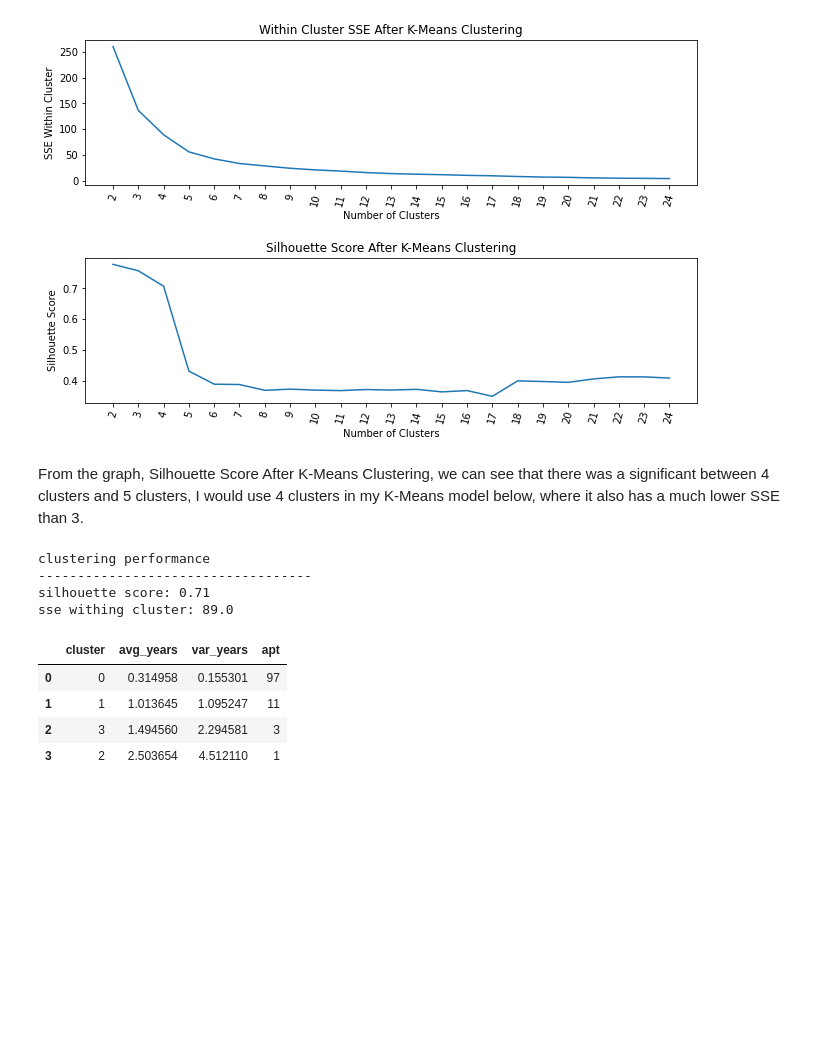
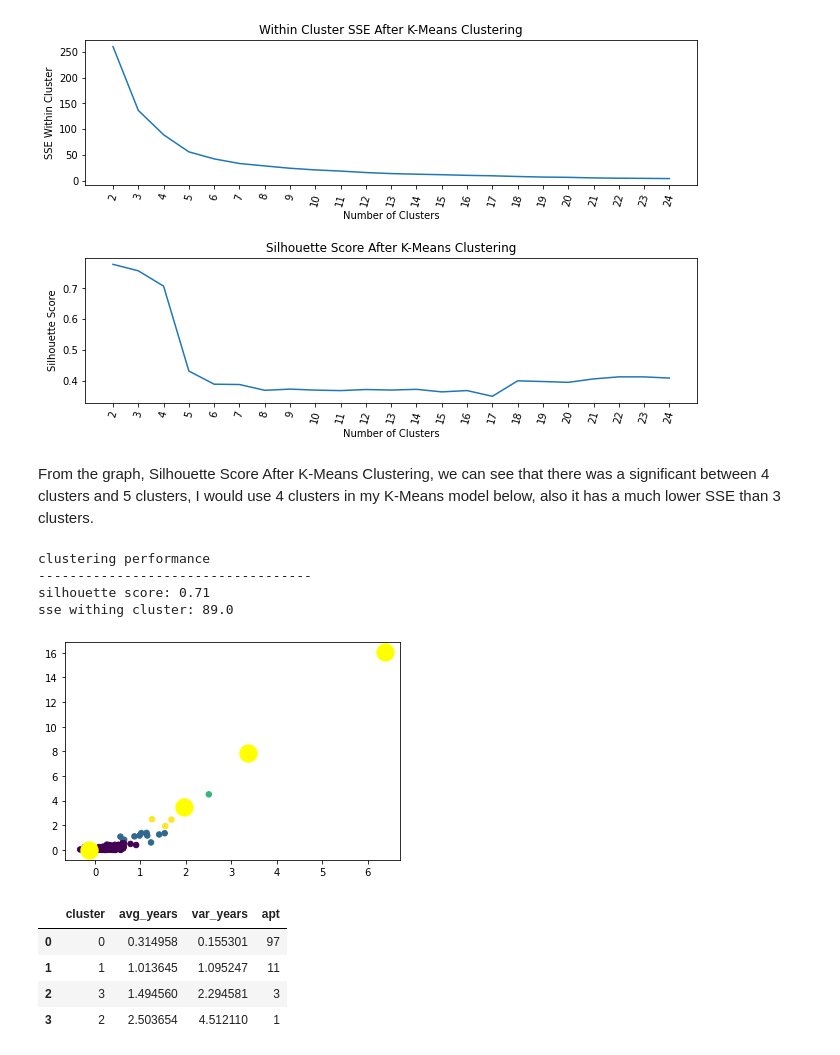
Before and after one commit to YuxingW/machine_learning, a Jupyter notebook: hw3_clustering/golden_clustering.ipynb, the cells around one changed output. Drawn from its saved outputs; the diff is of its cells as text; code cells hidden in the pictures; blank space fills up the shorter version.

```diff
--- a/hw3_clustering/golden_clustering.ipynb
+++ b/hw3_clustering/golden_clustering.ipynb
@@ -226,14 +243,18 @@ plot_cluster(df_main_sub, max_loop=25)
 [figure]
 # %% [markdown]
 
-From the graph, Silhouette Score After K-Means Clustering, we can see that there was a significant between 4 clusters and 5 clusters, I would use 4 clusters in my K-Means model below, where it also has a much lower SSE than 3.
+From the graph, Silhouette Score After K-Means Clustering, we can see that there was a significant between 4 clusters and 5 clusters, I would use 4 clusters in my K-Means model below, also it has a much lower SSE than 3 clusters.
 # %%
-second_trial= apply_cluster(df_main_sub, clusters=4)
+second_trial, kmeans = apply_cluster(df_main_sub, clusters=4)
 # %% [output]
 clustering performance
 -----------------------------------
 silhouette score: 0.71
 sse withing cluster: 89.0
+# %%
+plot_kmean(df_main_sub, kmeans)
+# %% [output]
+[figure, added]
 # %%
 sub_cluster_perf_df = (
     second_trial
```
Also changed, not shown: parts of 11 cells of this notebook.
